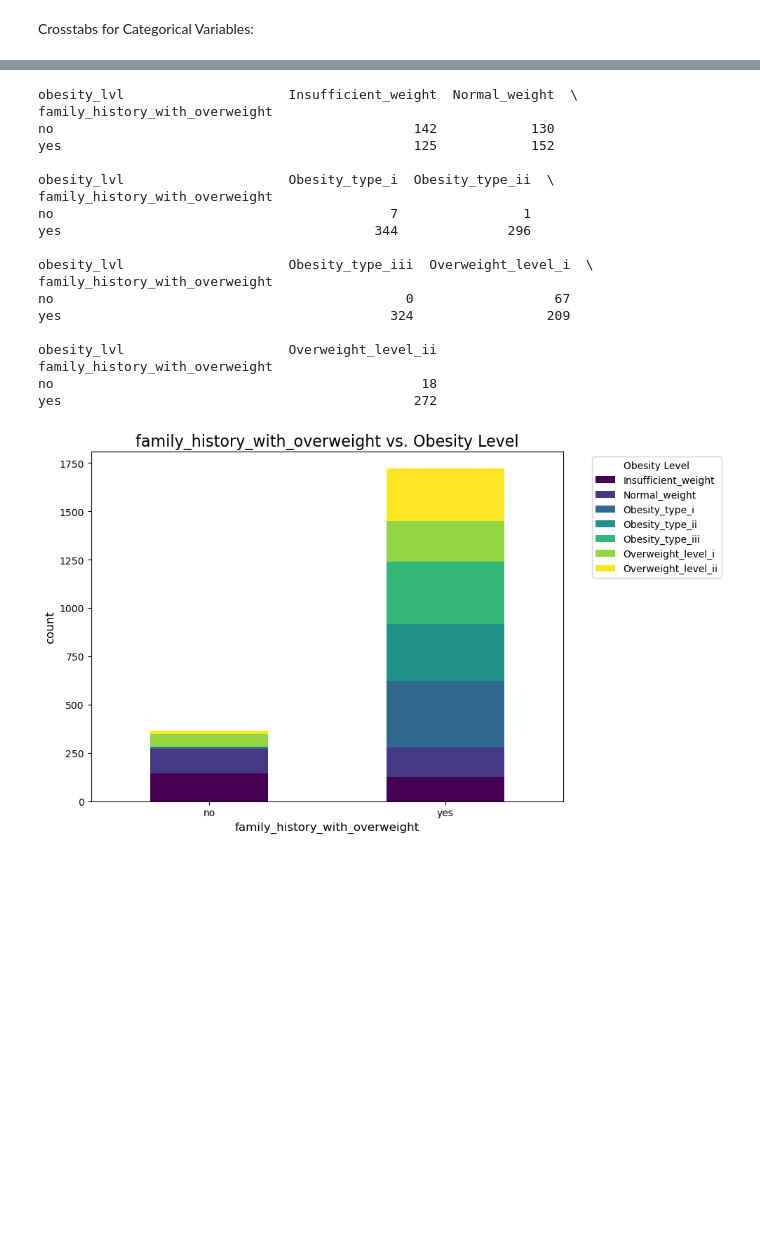
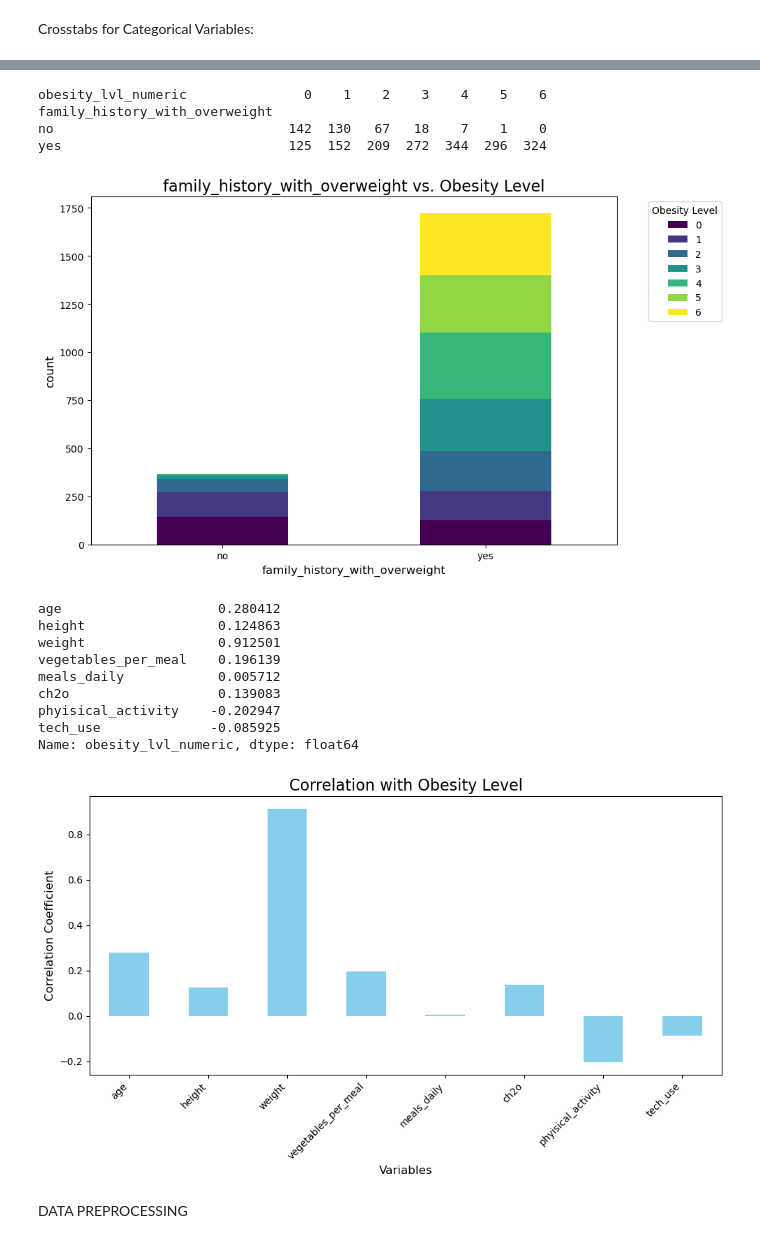
Before and after one commit to KlaudijaK/Final_Project-Obesity-, a Jupyter notebook: Obesity_project.ipynb, the cells around one changed output, grey strips where cells are left out. Cells and saved outputs as stored; diff of their text form; code cells hidden in the pictures; blank space fills up the shorter version.

```diff
--- a/Obesity_project.ipynb
+++ b/Obesity_project.ipynb
@@ -443,8 +431,8 @@ import pandas as pd
 import seaborn as sns
 import matplotlib.pyplot as plt
 
-# Example crosstab between 'family_history_with_overweight' and 'obesity_lvl'
-crosstab_result = pd.crosstab(df['family_history_with_overweight'], df['obesity_lvl'])
+# Example crosstab between 'family_history_with_overweight' and 'obesity_lvl_numeric'
+crosstab_result = pd.crosstab(df['family_history_with_overweight'], df['obesity_lvl_numeric'])
 
 # Print the crosstab for inspection
 print(crosstab_result)
@@ -463,23 +451,40 @@ plt.tight_layout()
 # Show the plot
 plt.show()
 # %% [output]
-obesity_lvl                     Insufficient_weight  Normal_weight  \
+obesity_lvl_numeric               0    1    2    3    4    5    6
 family_history_with_overweight
-no                                              142            130
-yes                                             125            152
-
-obesity_lvl                     Obesity_type_i  Obesity_type_ii  \
-family_history_with_overweight
-no                                           7                1
-yes                                        344              296
-
-obesity_lvl                     Obesity_type_iii  Overweight_level_i  \
-family_history_with_overweight
-no                                             0                  67
-yes                                          324                 209
-
-obesity_lvl                     Overweight_level_ii
-family_history_with_overweight
-no                                               18
-yes                                             272
+no                              142  130   67   18    7    1    0
+yes                             125  152  209  272  344  296  324
-[figure, old version]
+[figure, new version]
+# %%
+# Compute correlation matrix including 'obesity_lvl_numeric'
+corr_matrix = df.corr(numeric_only=True)
+
+# Compute correlation of all variables with 'obesity_lvl_numeric'
+correlation_with_obesity = corr_matrix['obesity_lvl_numeric'].drop('obesity_lvl_numeric')
+
+# Print correlations with 'obesity_lvl_numeric' for inspection
+print(correlation_with_obesity)
+
+# Plot the correlations as a bar plot
+plt.figure(figsize=(10, 6))
+correlation_with_obesity.plot(kind='bar', color='skyblue')
+plt.title('Correlation with Obesity Level', fontsize=16)
+plt.xlabel('Variables', fontsize=12)
+plt.ylabel('Correlation Coefficient', fontsize=12)
+plt.xticks(rotation=45, ha='right')
+plt.tight_layout()
+plt.show()
+# %% [output]
+age                    0.280412
+height                 0.124863
+weight                 0.912501
+vegetables_per_meal    0.196139
+meals_daily            0.005712
+ch2o                   0.139083
+phyisical_activity    -0.202947
+tech_use              -0.085925
+Name: obesity_lvl_numeric, dtype: float64
+[figure, added]
+# %% [markdown]
+DATA PREPROCESSING
```
Also changed, not shown: parts of 43 cells of this notebook.
